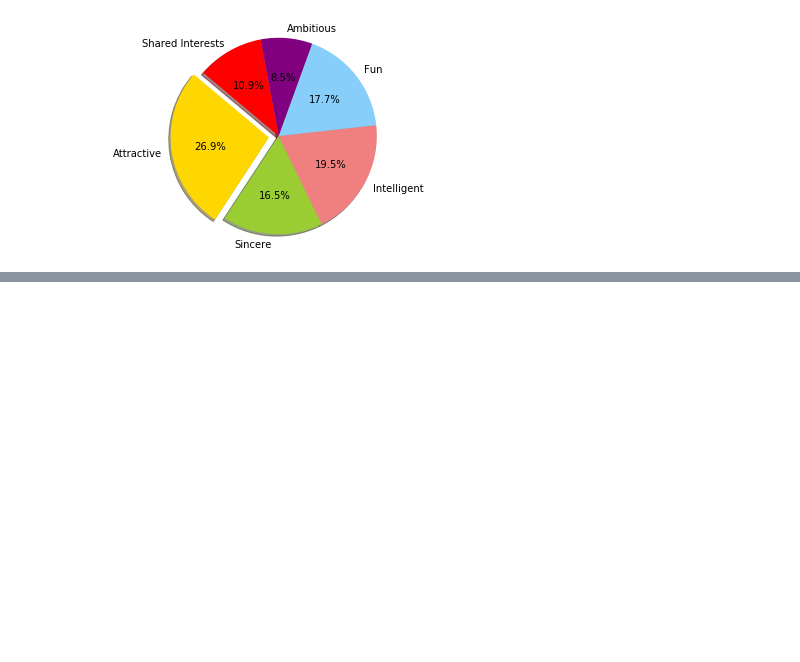
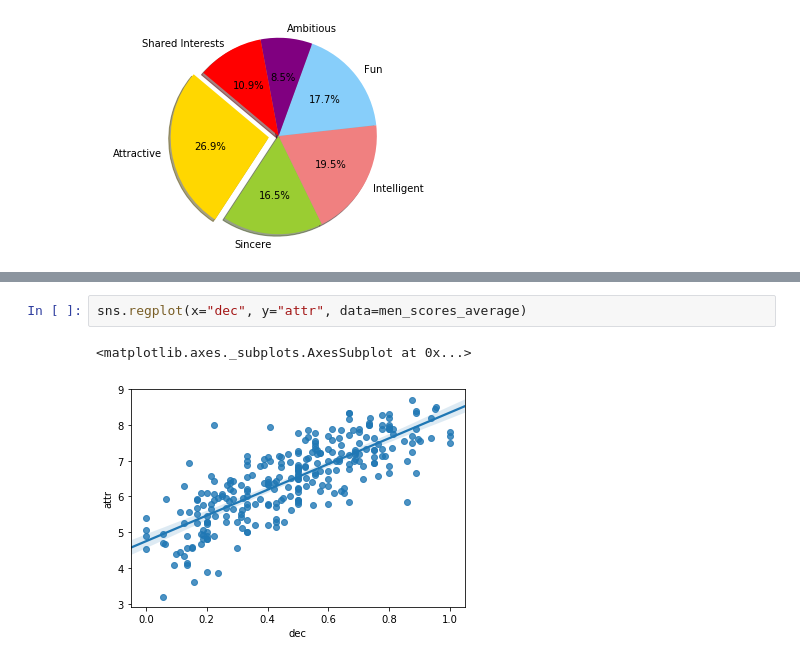
Before and after one commit to VincentG123/ThinkfulBootcamp, a Jupyter notebook: Speed_Dating_2.ipynb, the cells around one changed output, grey strips where cells are left out. Saved outputs shown, nothing was run; the diff lists cells and outputs as text; blank space fills up the shorter version.

```diff
--- a/Speed_Dating_2.ipynb
+++ b/Speed_Dating_2.ipynb
@@ -201,0 +233,5 @@ plt.show()
+# %%
+sns.regplot(x="dec", y="attr", data=men_scores_average)
+# %% [output]
+<matplotlib.axes._subplots.AxesSubplot at 0x...>
+[figure, added]
```
Also changed, not shown: parts of 23 cells of this notebook.
